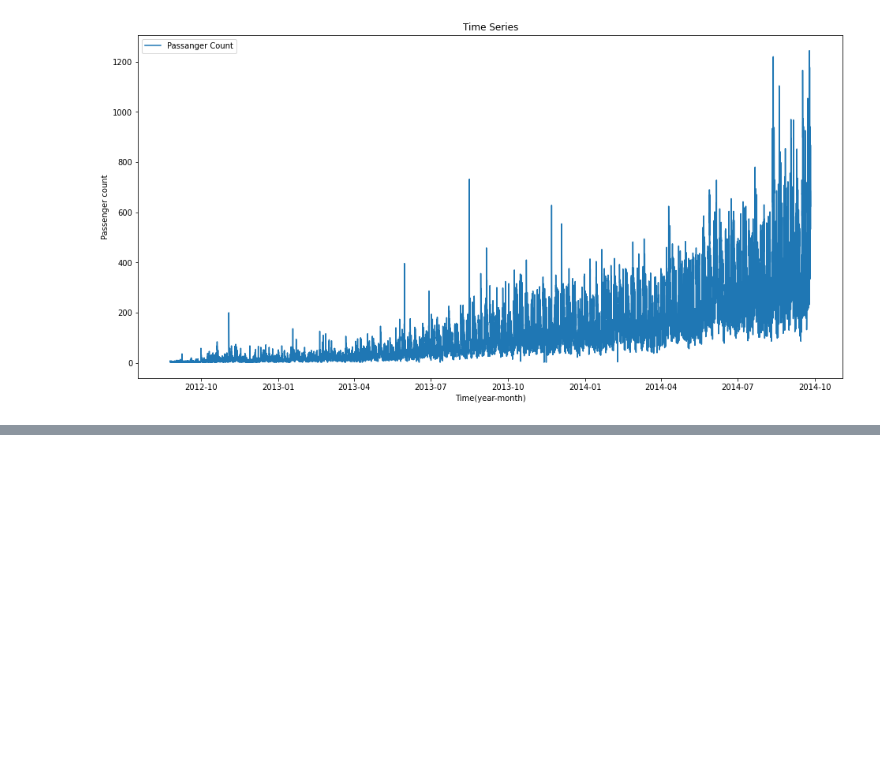
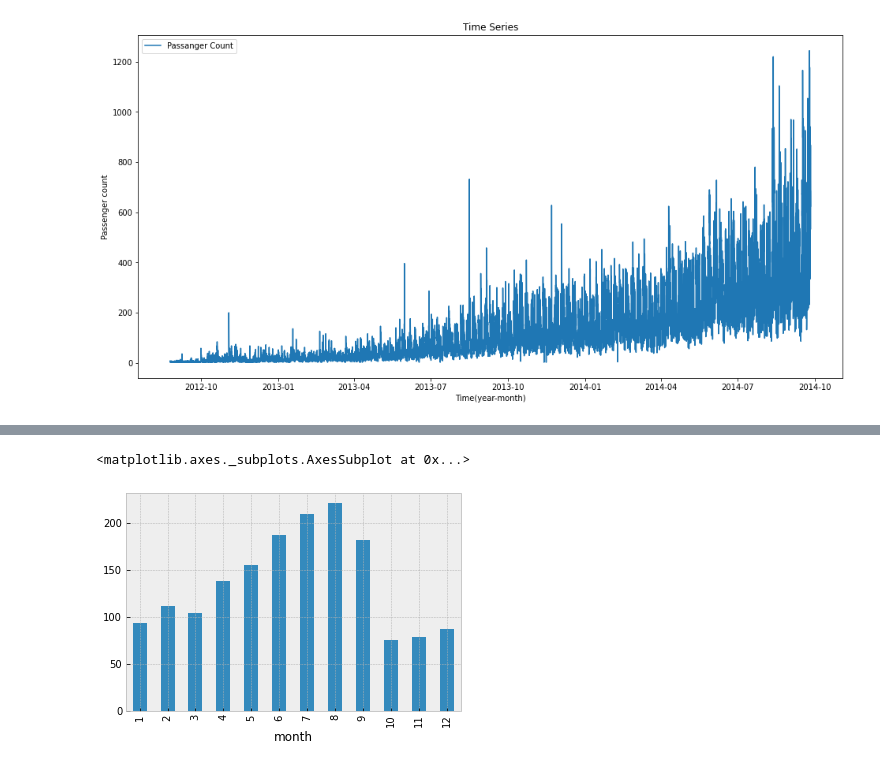
Before and after one commit to Pachinchin/Timeseries-Forecasting, a Jupyter notebook: Time_series.ipynb, the cells around one changed output, grey strips where cells are left out. Drawn from its saved outputs; the diff is of its cells as text; code cells hidden in the pictures; blank space fills up the shorter version.

```diff
--- a/Time_series.ipynb
+++ b/Time_series.ipynb
@@ -85,0 +96,5 @@ plt.legend(loc ='best')
+# %%
+train.groupby('month')['Count'].mean().plot.bar()
+# %% [output]
+<matplotlib.axes._subplots.AxesSubplot at 0x...>
+[figure, added]
```
Also changed, not shown: parts of 7 cells of this notebook, 1 other file.
